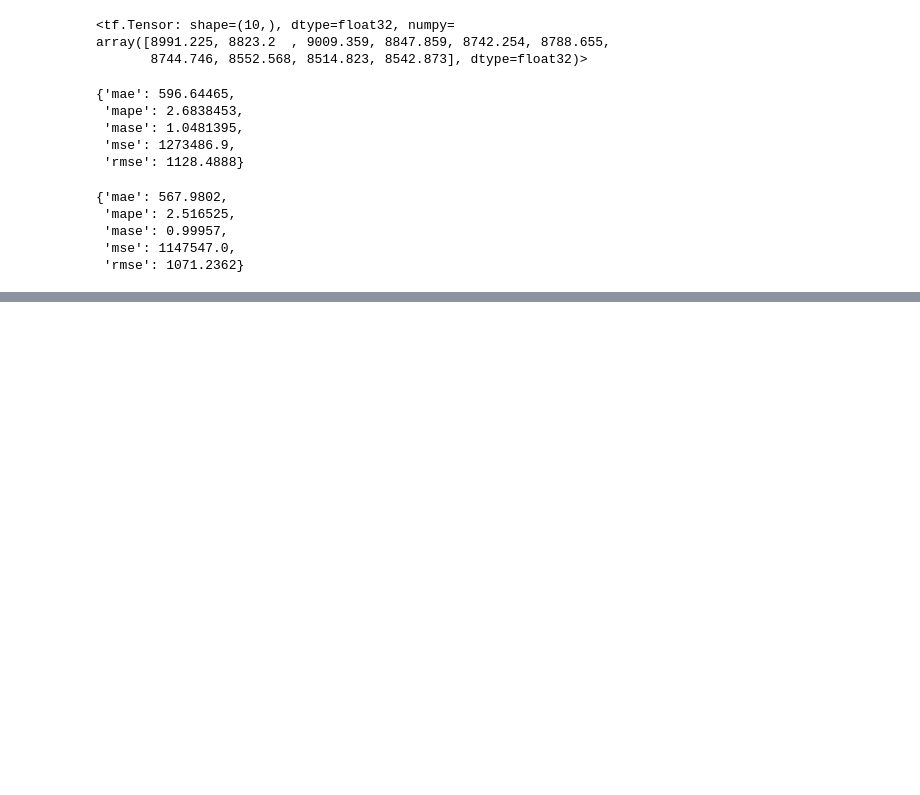
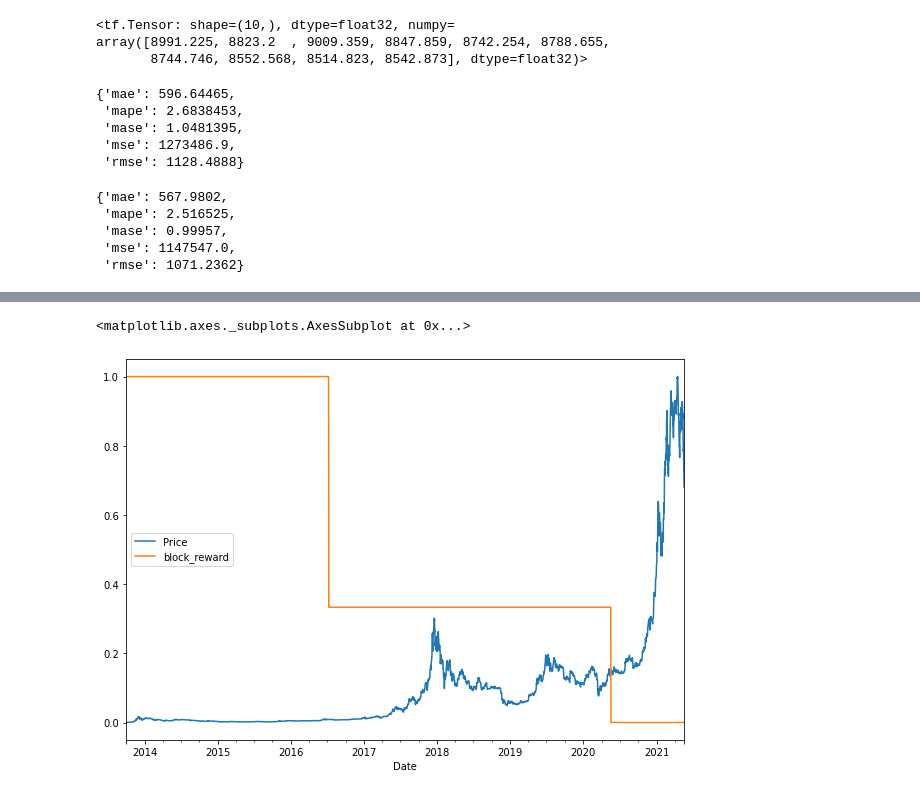
Before and after one commit to PasinduUkwatta/TensorFlow--Practise, a Jupyter notebook: 10_time_series_forecasting_with_tensorflow.ipynb, the cells around one changed output, grey strips where cells are left out. Drawn from its saved outputs; the diff is of its cells as text; code cells hidden in the pictures; blank space fills up the shorter version.

Commit message:
Time Series day 07

```diff
--- a/10_time_series_forecasting_with_tensorflow.ipynb
+++ b/10_time_series_forecasting_with_tensorflow.ipynb
@@ -1292,0 +1305,17 @@ naive_results
+# %%
+#add halving events
+block_reward_1 =50
+block_reward_2 =25
+block_reward_3 =12.5
+block_reward_4 =6.25
+block_reward_5 =3.125
+
+#block reward date
+block_reward_2_datetime =np.datetime64("2012-11-28")
+block_reward_3_datetime =np.datetime64("2016-07-09")
+block_reward_4_datetime =np.datetime64("2020-05-18")
+# %%
+#create data rangers for the values
+block_reward_2_days=(block_reward_3_datetime-bitcoin_prices.index[0]).days
+block_reward_3_days=(block_reward_4_datetime-bitcoin_prices.index[0]).days
+block_reward_2_days,block_reward_3_days
@@ -1292,0 +1324,9 @@ naive_results
+# %%
+#add block reward column
+bitcoin_prices_block =bitcoin_prices.copy()
+bitcoin_prices_block["block_reward"]=None
+# %%
+#add block reawrd values to the feature
+bitcoin_prices_block.iloc[:block_reward_2_days,-1] =block_reward_2
+bitcoin_prices_block.iloc[block_reward_2_days:block_reward_3_days,-1] =block_reward_3
+bitcoin_prices_block.iloc[block_reward_3_days:,-1] =block_reward_4
@@ -1292,0 +1353,11 @@ naive_results
+# %%
+#plot the block reward with time
+from sklearn.preprocessing import minmax_scale
+scaled_price_block_df=pd.DataFrame(minmax_scale(bitcoin_prices_block[["Price","block_reward"]]),
+                                                                     columns=bitcoin_prices_block.columns,
+                                                                     index=bitcoin_prices_block.index)
+
+scaled_price_block_df.plot(figsize=(10,7))
+# %% [output]
+<matplotlib.axes._subplots.AxesSubplot at 0x...>
+[figure, added]
```
Also changed, not shown: parts of 16 cells of this notebook, 1 other file.
